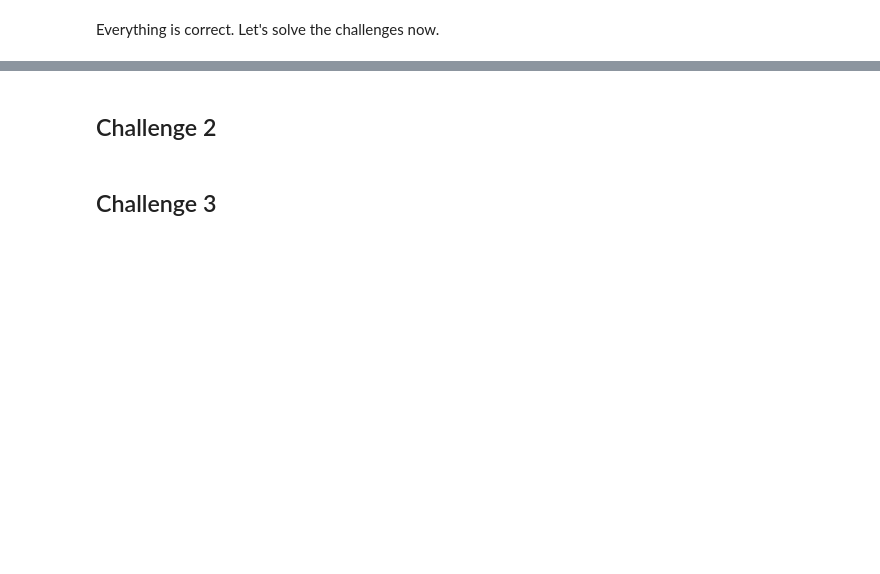
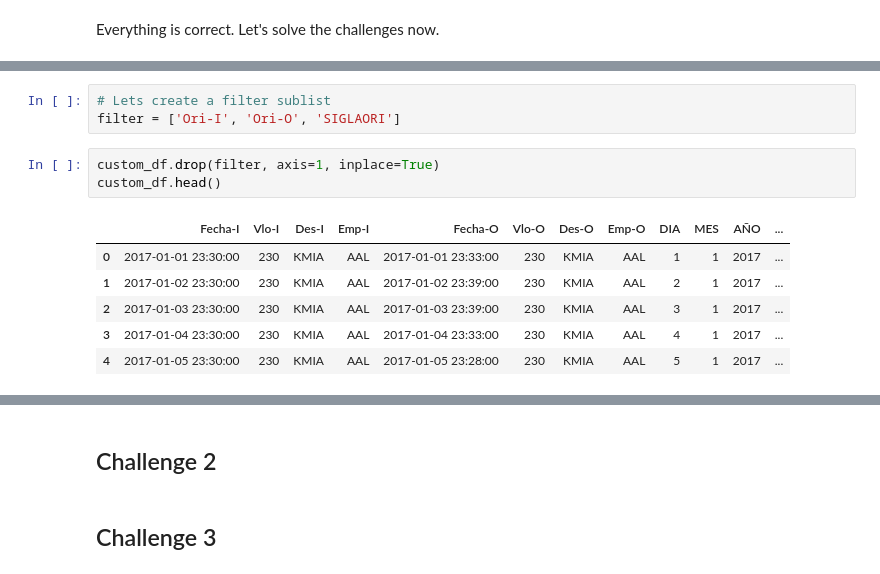
Before and after one commit to mabarcaj/LATAM_Data_Scientist_Challenge, a Jupyter notebook: solution.ipynb, the cells around one changed output, grey strips where cells are left out. Drawn from its saved outputs; the diff is of its cells as text; blank space fills up the shorter version.

```diff
--- a/solution.ipynb
+++ b/solution.ipynb
@@ -457,0 +464,13 @@ Everything is correct. Let's solve the challenges now.
+# %%
+# Lets create a filter sublist
+filter = ['Ori-I', 'Ori-O', 'SIGLAORI']
+# %%
+custom_df.drop(filter, axis=1, inplace=True)
+custom_df.head()
+# %% [output]
+|  | Fecha-I | Vlo-I | Des-I | Emp-I | Fecha-O | Vlo-O | Des-O | Emp-O | DIA | MES | AÑO | ... |
+| 0 | 2017-01-01 23:30:00 | 230 | KMIA | AAL | 2017-01-01 23:33:00 | 230 | KMIA | AAL | 1 | 1 | 2017 | ... |
+| 1 | 2017-01-02 23:30:00 | 230 | KMIA | AAL | 2017-01-02 23:39:00 | 230 | KMIA | AAL | 2 | 1 | 2017 | ... |
+| 2 | 2017-01-03 23:30:00 | 230 | KMIA | AAL | 2017-01-03 23:39:00 | 230 | KMIA | AAL | 3 | 1 | 2017 | ... |
+| 3 | 2017-01-04 23:30:00 | 230 | KMIA | AAL | 2017-01-04 23:33:00 | 230 | KMIA | AAL | 4 | 1 | 2017 | ... |
+| 4 | 2017-01-05 23:30:00 | 230 | KMIA | AAL | 2017-01-05 23:28:00 | 230 | KMIA | AAL | 5 | 1 | 2017 | ... |
```
Also changed, not shown: parts of 7 cells of this notebook, 2 other files.
